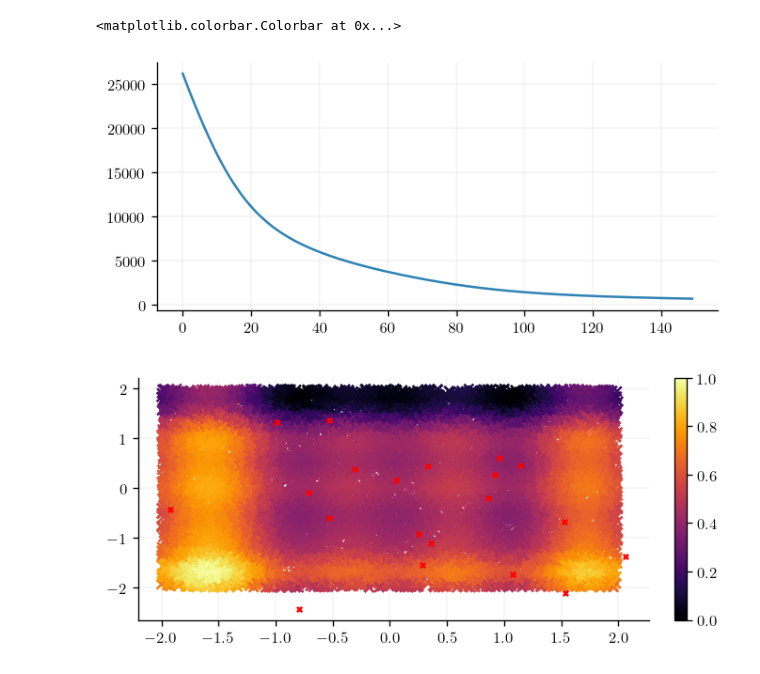
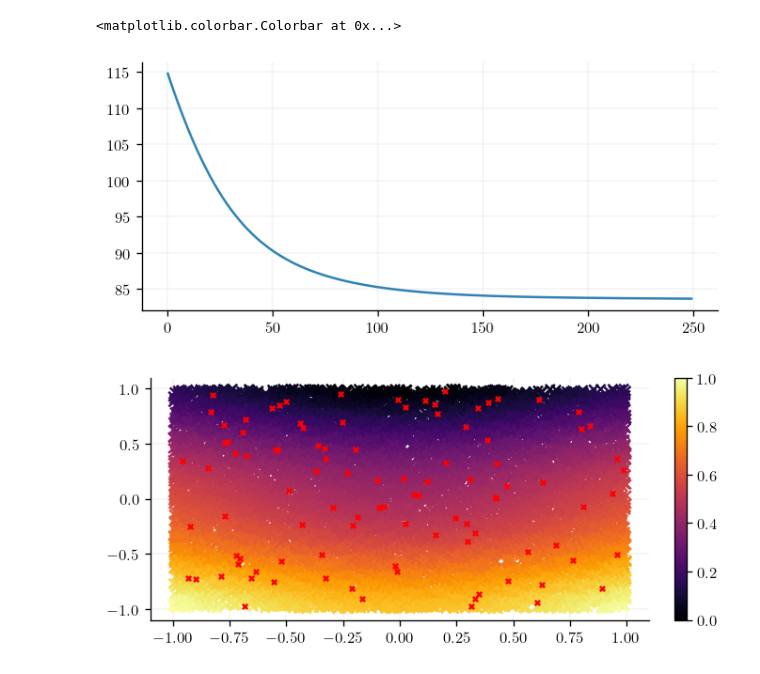
Before and after one commit to JaxGaussianProcesses/GPJax, a Jupyter notebook: docs/examples/OAK.ipynb, the cells around one changed output. Saved outputs shown, nothing was run; the diff lists cells and outputs as text; code cells hidden in the pictures.

```diff
--- a/docs/examples/OAK.ipynb
+++ b/docs/examples/OAK.ipynb
@@ -7,6 +7,7 @@ from dataclasses import dataclass
 from jax import jit
 from jax.config import config
 import jax.numpy as jnp
+from jax.lax import erf
 import jax.random as jr
 from typing import List, Union
 from jaxtyping import (
@@ -33,7 +34,7 @@ with install_import_hook("gpjax", "beartype.beartype"):
     import gpjax as gpx
 
 # Enable Float64 for more stable matrix inversions.
-key = jr.PRNGKey(123)
+key = jr.PRNGKey(12345)
 plt.style.use(
     "https://raw.githubusercontent.com/JaxGaussianProcesses/GPJax/main/docs/examples/gpjax.mplstyle"
 )
@@ -44,29 +43,29 @@ I0000 00:00:1695830765.302690   24536 tfrt_cpu_pjrt_client.cc:349] TfrtCpuClient
 No GPU/TPU found, falling back to CPU. (Set TF_CPP_MIN_LOG_LEVEL=0 and rerun for more info.)
 # %%
-n = 20
+n = 100
 d=2
-noise = 1e-5
-
-key, subkey = jr.split(key)
+noise = jnp.sqrt(0.01)
+# key, subkey = jr.split(key)
 
 def f(x):
-    x_1 = x[:,0:1]/2
-    x_2 = x[:,1:2]/2
+    x_1 = x[:,0:1]
+    x_2 = x[:,1:2]
     return (x_1**2 - 2*x_2 + jnp.cos(3*x_1)*jnp.sin(5*x_2))
 
 
-x = jr.normal(key=key, shape=(n,d))
+#x = jr.normal(key=key, shape=(n,d))
+x = jr.uniform(key=key, shape=(n,d), minval=-1.0, maxval=1.0)
 signal = f(x)
-y = signal + jr.normal(subkey, shape=signal.shape) * noise
+y = signal + jr.normal(key, shape=signal.shape) * noise
 D = gpx.Dataset(X=x, y=y)
 
 n_plot = 10_000
-xplot = jr.uniform(key=key, minval=-2.0, maxval=2.0, shape=(n_plot,d))
+xplot = jr.uniform(key=key, minval=-1.0, maxval=1.0, shape=(n_plot,d))
 yplot = f(xplot)
 plt.scatter(xplot[:,0], xplot[:,1], c=yplot)
 plt.scatter(x[:,0], x[:,1], color="red", s=10.0)
 plt.colorbar()
 
 n_test = 1_000
-xtest = jr.uniform(key=key, minval=-2.0, maxval=2.0, shape=(n_test,d))
+xtest = jr.uniform(key=key, minval=-1.0, maxval=1.0, shape=(n_test,d))
 # %% [output]
@@ -129,8 +168,8 @@ class RBFOrthogonalAdditiveKernel(gpx.kernels.AbstractKernel):
 # %%
-kernel = gpx.kernels.RBF(active_dims=[0,1])
+kernel = gpx.kernels.RBF(lengthscale=jnp.array([1.0, 1.0]))
 meanf = gpx.mean_functions.Zero()
 prior = gpx.Prior(mean_function=meanf, kernel=kernel)
-likelihood = gpx.Gaussian(num_datapoints=D.n, obs_noise=1e-5)
+likelihood = gpx.Gaussian(num_datapoints=D.n, obs_noise=0.1)
 posterior = prior * likelihood
 
 opt_posterior, history = gpx.fit(
@@ -138,7 +177,7 @@ opt_posterior, history = gpx.fit(
     objective=jit(gpx.objectives.ConjugateMLL(negative=True)),
     train_data=D,
     optim=ox.adam(learning_rate=0.01),
-    num_iters=100,
+    num_iters=500,
     safe=True,
     key=key,
 )
@@ -156,28 +195,29 @@ plt.colorbar()
 # %%
-kernel = RBFOrthogonalAdditiveKernel(interaction_variances=jnp.array([1.0,1.0]), max_interaction_depth = 1)
+base_kernel = RBFOrthogonalKernel(lengthscale=jnp.array([1.0, 1.0]))
+kernel = OrthogonalAdditiveKernel(interaction_variances=jnp.array([1.0,1.0]), max_interaction_depth=1,  base_kernel = base_kernel)
 meanf = gpx.mean_functions.Zero()
 prior = gpx.Prior(mean_function=meanf, kernel=kernel)
-likelihood = gpx.Gaussian(num_datapoints=D.n, obs_noise=1e-5)
+likelihood = gpx.Gaussian(num_datapoints=D.n, obs_noise=0.1)
 posterior = prior * likelihood
 
 opt_posterior, history = gpx.fit(
     model=posterior,
     objective=gpx.objectives.ConjugateMLL(negative=True),
     train_data=D,
     optim=ox.adam(learning_rate=0.01),
-    num_iters=150,
+    num_iters=250,
     safe=True,
     key=key,
 )
 plt.plot(history)
 
+plt.figure()
 mean = opt_posterior.predict(xplot, D).mean()
-plt.figure()
 plt.scatter(xplot[:,0], xplot[:,1], c=mean)
 plt.scatter(x[:,0], x[:,1], color="red", s=10.0)
 plt.colorbar()
 # %% [output]
 <matplotlib.colorbar.Colorbar at 0x...>
-[figure, old version]
+[figure, new version]
-[figure, old version]
+[figure, new version]
 # %%
```
Also changed, not shown: parts of 9 cells of this notebook.
